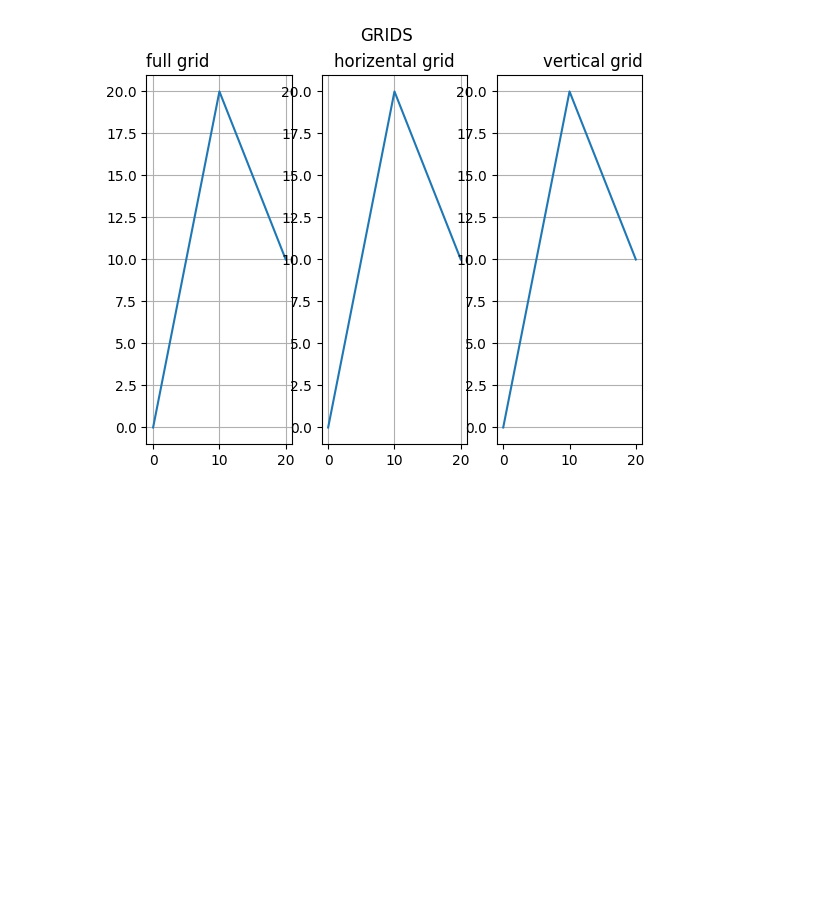
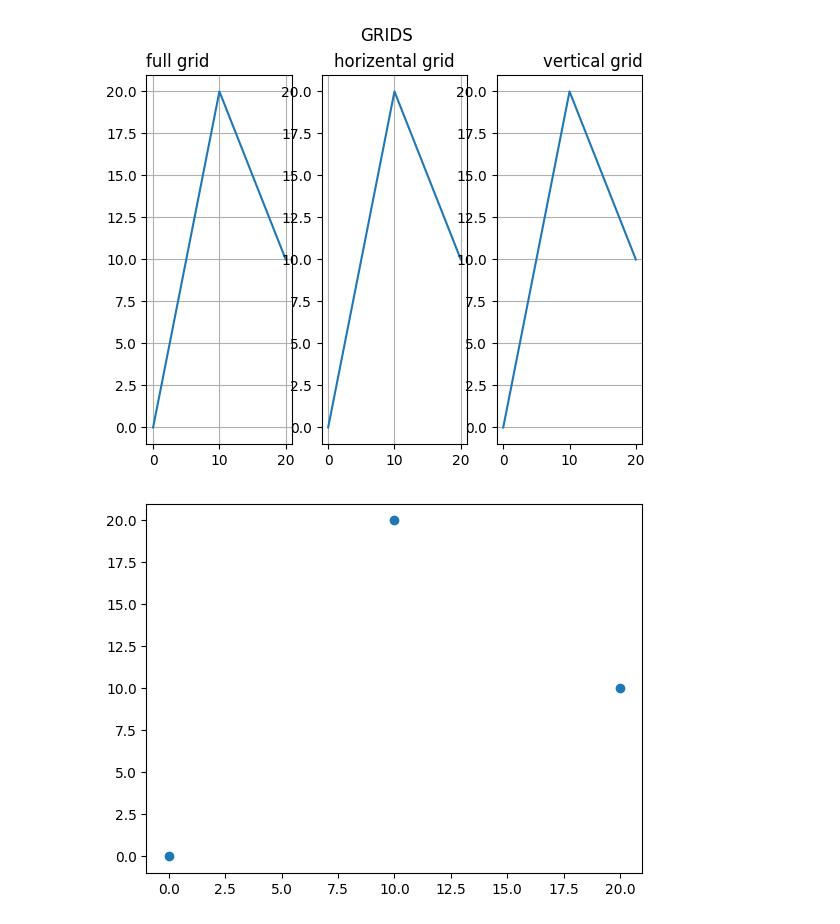
Before and after one commit to TaRa1999R/Data_Science, a Jupyter notebook: assignment36/3_matplotlib.ipynb, the cells around one changed output. Drawn from its saved outputs; the diff is of its cells as text; code cells hidden in the pictures; blank space fills up the shorter version.

```diff
--- a/assignment36/3_matplotlib.ipynb
+++ b/assignment36/3_matplotlib.ipynb
@@ -70,3 +70,8 @@ plt.suptitle ('GRIDS')
 plt.show ()
 # %% [output]
 [figure]
+# %%
+plt.scatter (x , y)
+plt.show ()
+# %% [output]
+[figure, added]
```
